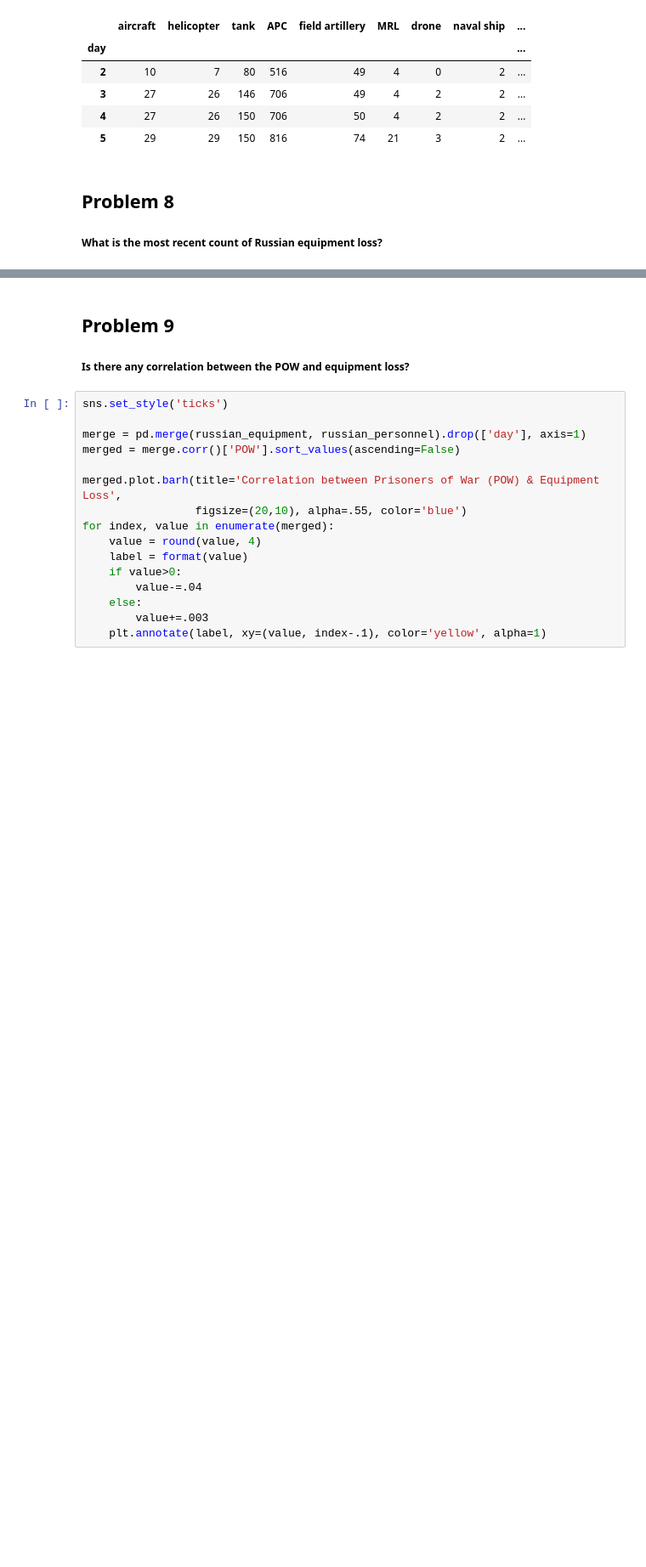
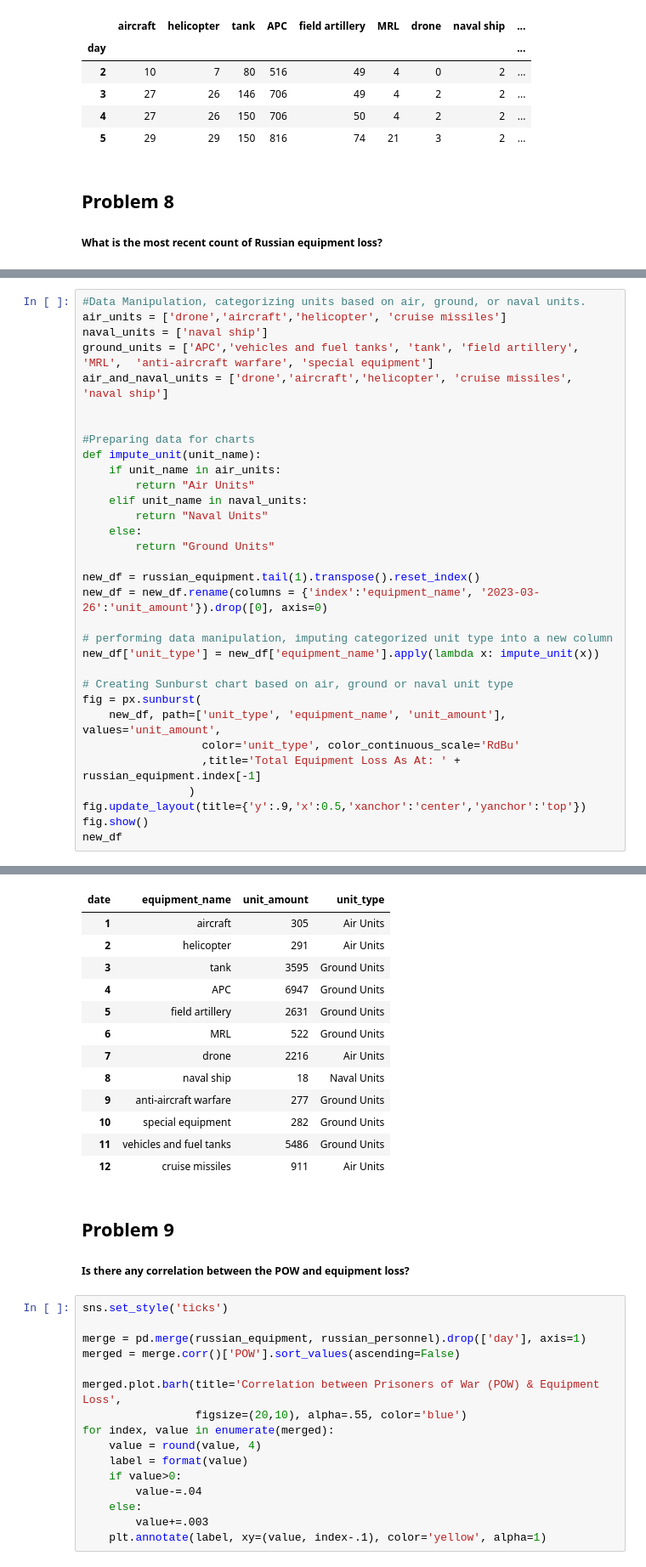
Before and after one commit to Sonya-7/Russian_Invasion_of_Ukraine, a Jupyter notebook: russian-invasion-of-ukraine.ipynb, the cells around one changed output, grey strips where cells are left out. Shown at 85% size. Cells and saved outputs as stored; diff of their text form; blank space fills up the shorter version.

Commit message:
Kaggle Notebook | Russian Invasion of Ukraine - POW vs. Equip. Loss

```diff
--- a/russian-invasion-of-ukraine.ipynb
+++ b/russian-invasion-of-ukraine.ipynb
@@ -509,0 +494,33 @@ fig.show()
+# %%
+#Data Manipulation, categorizing units based on air, ground, or naval units.
+air_units = ['drone','aircraft','helicopter', 'cruise missiles']
+naval_units = ['naval ship']
+ground_units = ['APC','vehicles and fuel tanks', 'tank', 'field artillery', 'MRL',  'anti-aircraft warfare', 'special equipment']
+air_and_naval_units = ['drone','aircraft','helicopter', 'cruise missiles', 'naval ship']
+
+
+#Preparing data for charts
+def impute_unit(unit_name):
+    if unit_name in air_units:
+        return "Air Units"
+    elif unit_name in naval_units:
+        return "Naval Units"
+    else:
+        return "Ground Units"
+
+new_df = russian_equipment.tail(1).transpose().reset_index()
+new_df = new_df.rename(columns = {'index':'equipment_name', '2023-03-26':'unit_amount'}).drop([0], axis=0)
+
+# performing data manipulation, imputing categorized unit type into a new column
+new_df['unit_type'] = new_df['equipment_name'].apply(lambda x: impute_unit(x))
+
+# Creating Sunburst chart based on air, ground or naval unit type
+fig = px.sunburst(
+    new_df, path=['unit_type', 'equipment_name', 'unit_amount'], values='unit_amount',
+                  color='unit_type', color_continuous_scale='RdBu'
+                  ,title='Total Equipment Loss As At: ' + russian_equipment.index[-1]
+                )
+fig.update_layout(title={'y':.9,'x':0.5,'xanchor':'center','yanchor':'top'})
+fig.show()
+new_df
+# %% [output]
@@ -510,3 +528,16 @@ fig.show()
+| date | equipment_name | unit_amount | unit_type |
+| 1 | aircraft | 305 | Air Units |
+| 2 | helicopter | 291 | Air Units |
+| 3 | tank | 3595 | Ground Units |
+| 4 | APC | 6947 | Ground Units |
+| 5 | field artillery | 2631 | Ground Units |
+| 6 | MRL | 522 | Ground Units |
+| 7 | drone | 2216 | Air Units |
+| 8 | naval ship | 18 | Naval Units |
+| 9 | anti-aircraft warfare | 277 | Ground Units |
+| 10 | special equipment | 282 | Ground Units |
+| 11 | vehicles and fuel tanks | 5486 | Ground Units |
+| 12 | cruise missiles | 911 | Air Units |
 # %% [markdown]
 ## Problem 9
 ##### Is there any correlation between the POW and equipment loss?
```
Also changed, not shown: parts of 17 cells of this notebook.
